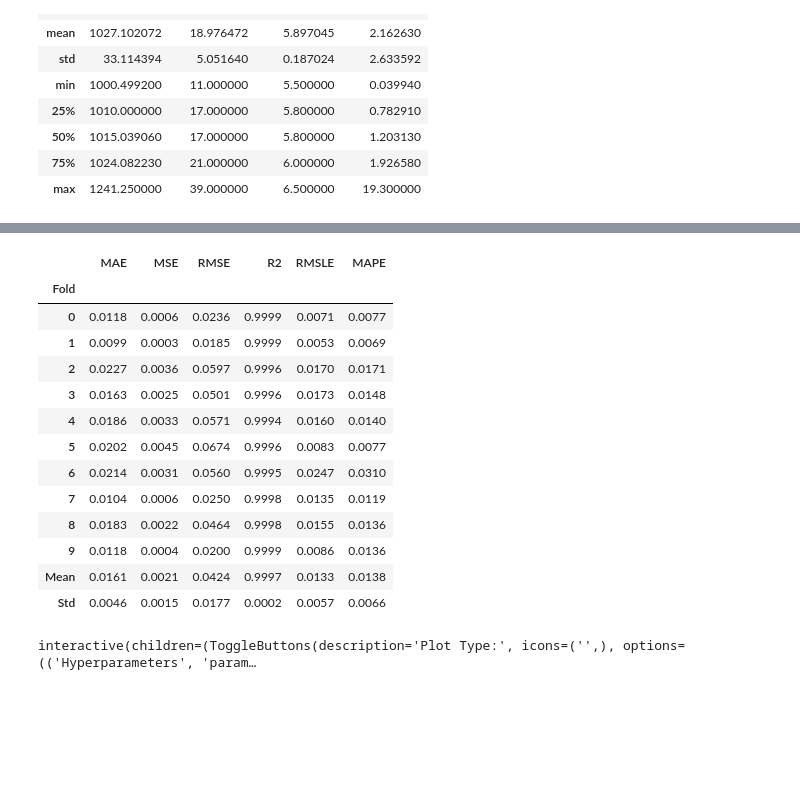
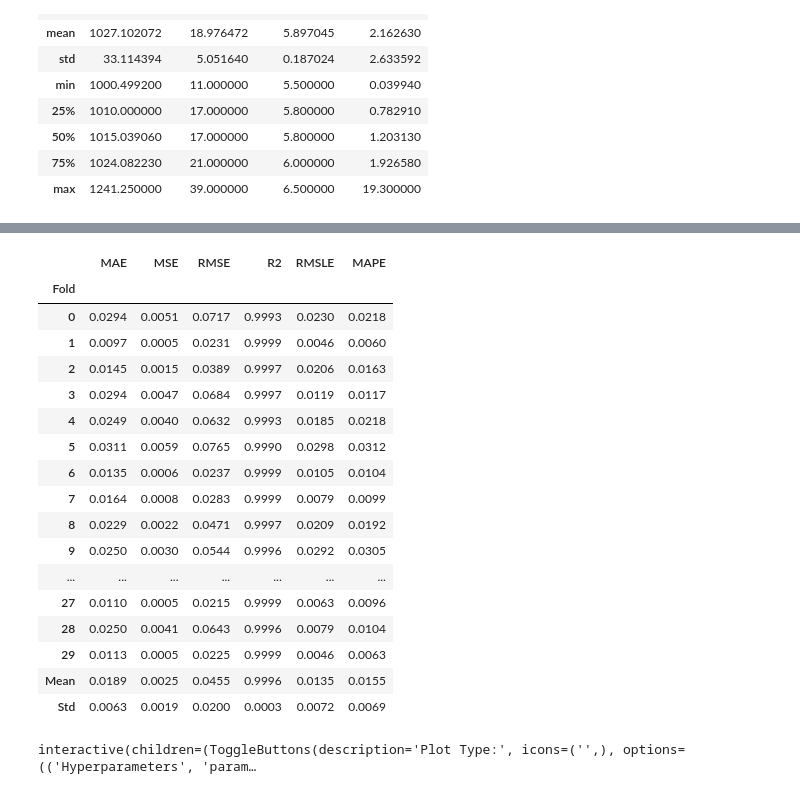
Before and after one commit to imortaltatsu/safal-fasal, a Jupyter notebook: dataset.ipynb, the cells around one changed output, grey strips where cells are left out. Saved outputs shown, nothing was run; the diff lists cells and outputs as text; code cells hidden in the pictures; blank space fills up the shorter version.

```diff
--- a/dataset.ipynb
+++ b/dataset.ipynb
@@ -102,20 +105,24 @@ best = compare_models()
 # %%
-a=create_model('lr')
+a=create_model('lr',fold=30)
 # %% [output]
 |  | MAE | MSE | RMSE | R2 | RMSLE | MAPE |
 | Fold |  |  |  |  |  |  |
-| 0 | 0.0118 | 0.0006 | 0.0236 | 0.9999 | 0.0071 | 0.0077 |
-| 1 | 0.0099 | 0.0003 | 0.0185 | 0.9999 | 0.0053 | 0.0069 |
-| 2 | 0.0227 | 0.0036 | 0.0597 | 0.9996 | 0.0170 | 0.0171 |
-| 3 | 0.0163 | 0.0025 | 0.0501 | 0.9996 | 0.0173 | 0.0148 |
-| 4 | 0.0186 | 0.0033 | 0.0571 | 0.9994 | 0.0160 | 0.0140 |
-| 5 | 0.0202 | 0.0045 | 0.0674 | 0.9996 | 0.0083 | 0.0077 |
-| 6 | 0.0214 | 0.0031 | 0.0560 | 0.9995 | 0.0247 | 0.0310 |
-| 7 | 0.0104 | 0.0006 | 0.0250 | 0.9998 | 0.0135 | 0.0119 |
-| 8 | 0.0183 | 0.0022 | 0.0464 | 0.9998 | 0.0155 | 0.0136 |
-| 9 | 0.0118 | 0.0004 | 0.0200 | 0.9999 | 0.0086 | 0.0136 |
-| Mean | 0.0161 | 0.0021 | 0.0424 | 0.9997 | 0.0133 | 0.0138 |
-| Std | 0.0046 | 0.0015 | 0.0177 | 0.0002 | 0.0057 | 0.0066 |
+| 0 | 0.0294 | 0.0051 | 0.0717 | 0.9993 | 0.0230 | 0.0218 |
+| 1 | 0.0097 | 0.0005 | 0.0231 | 0.9999 | 0.0046 | 0.0060 |
+| 2 | 0.0145 | 0.0015 | 0.0389 | 0.9997 | 0.0206 | 0.0163 |
+| 3 | 0.0294 | 0.0047 | 0.0684 | 0.9997 | 0.0119 | 0.0117 |
+| 4 | 0.0249 | 0.0040 | 0.0632 | 0.9993 | 0.0185 | 0.0218 |
+| 5 | 0.0311 | 0.0059 | 0.0765 | 0.9990 | 0.0298 | 0.0312 |
+| 6 | 0.0135 | 0.0006 | 0.0237 | 0.9999 | 0.0105 | 0.0104 |
+| 7 | 0.0164 | 0.0008 | 0.0283 | 0.9999 | 0.0079 | 0.0099 |
+| 8 | 0.0229 | 0.0022 | 0.0471 | 0.9997 | 0.0209 | 0.0192 |
+| 9 | 0.0250 | 0.0030 | 0.0544 | 0.9996 | 0.0292 | 0.0305 |
+| ... | ... | ... | ... | ... | ... | ... |
+| 27 | 0.0110 | 0.0005 | 0.0215 | 0.9999 | 0.0063 | 0.0096 |
+| 28 | 0.0250 | 0.0041 | 0.0643 | 0.9996 | 0.0079 | 0.0104 |
+| 29 | 0.0113 | 0.0005 | 0.0225 | 0.9999 | 0.0046 | 0.0063 |
+| Mean | 0.0189 | 0.0025 | 0.0455 | 0.9996 | 0.0135 | 0.0155 |
+| Std | 0.0063 | 0.0019 | 0.0200 | 0.0003 | 0.0072 | 0.0069 |
 # %%
 evaluate_model(a)
 # %% [output]
```
Also changed, not shown: parts of 7 cells of this notebook, 2 other files.
